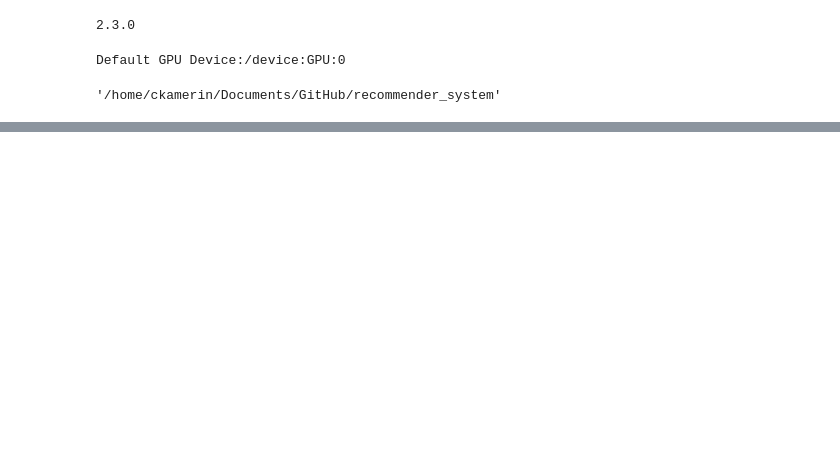
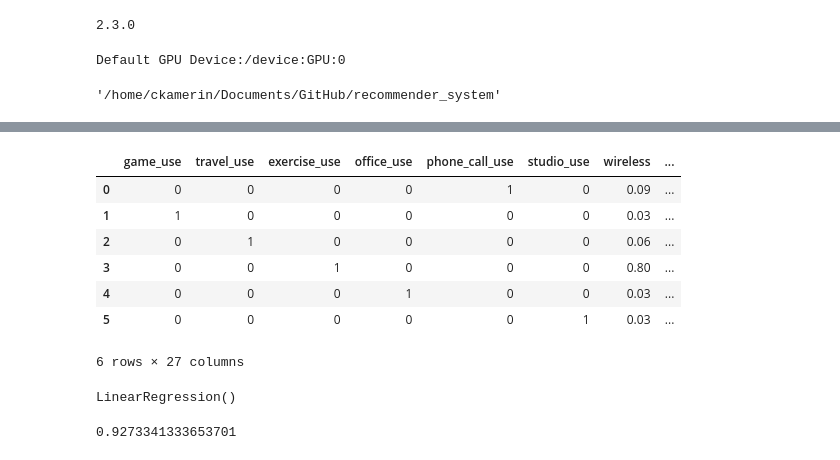
Before and after one commit to ckamerin/recommender_system, a Jupyter notebook: modeling/HP_Model_Experiment.ipynb, the cells around one changed output, grey strips where cells are left out. Saved outputs shown, nothing was run; the diff lists cells and outputs as text; code cells hidden in the pictures; blank space fills up the shorter version.

```diff
--- a/modeling/HP_Model_Experiment.ipynb
+++ b/modeling/HP_Model_Experiment.ipynb
@@ -238,0 +297,9 @@ preddf
+# %%
+rfdf = pd.DataFrame(columns = ['game_use', 'travel_use', 'exercise_use',
+       'office_use', 'phone_call_use', 'studio_use', 'wireless',
+       'noise_cancelling', 'mic_presence', 'frequency_response_consistency',
+       'bass_accuracy', 'mid_accuracy', 'treble_accuracy', 'peaks_dips',
+       'imaging', 'passive_soundstage', 'weighted_harmonic_distortion',
+       'noise_isolation', 'microphone_rating', 'mic_recording_quality',
+       'bluetooth', 'closed_back', 'open_back', 'in_ear', 'on_ear', 'over_ear',
+       'head_set'])
@@ -238,0 +323,11 @@ preddf
+# %%
+rfdf
+# %% [output]
+|  | game_use | travel_use | exercise_use | office_use | phone_call_use | studio_use | wireless | ... |
+| 0 | 0 | 0 | 0 | 0 | 1 | 0 | 0.09 | ... |
+| 1 | 1 | 0 | 0 | 0 | 0 | 0 | 0.03 | ... |
+| 2 | 0 | 1 | 0 | 0 | 0 | 0 | 0.06 | ... |
+| 3 | 0 | 0 | 1 | 0 | 0 | 0 | 0.80 | ... |
+| 4 | 0 | 0 | 0 | 1 | 0 | 0 | 0.03 | ... |
+| 5 | 0 | 0 | 0 | 0 | 0 | 1 | 0.03 | ... |
+6 rows × 27 columns
@@ -238,0 +340,8 @@ preddf
+# %%
+LR.fit(x1_train,y1_train)
+# %% [output]
+LinearRegression()
+# %%
+LR.score(x1_test,y1_test)
+# %% [output]
+0.9273341333653701
```
Also changed, not shown: parts of 38 cells of this notebook, 1 other file.
